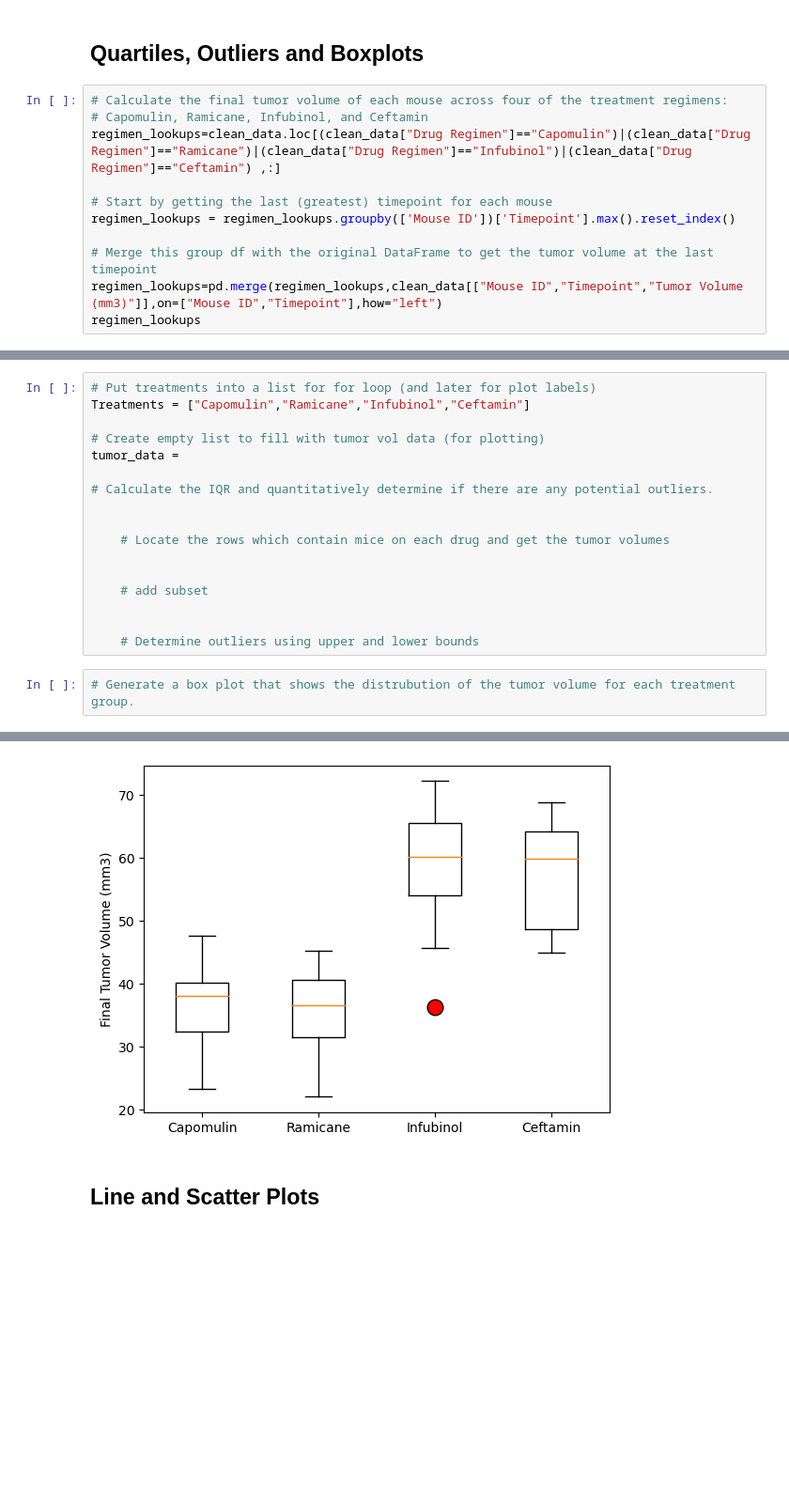
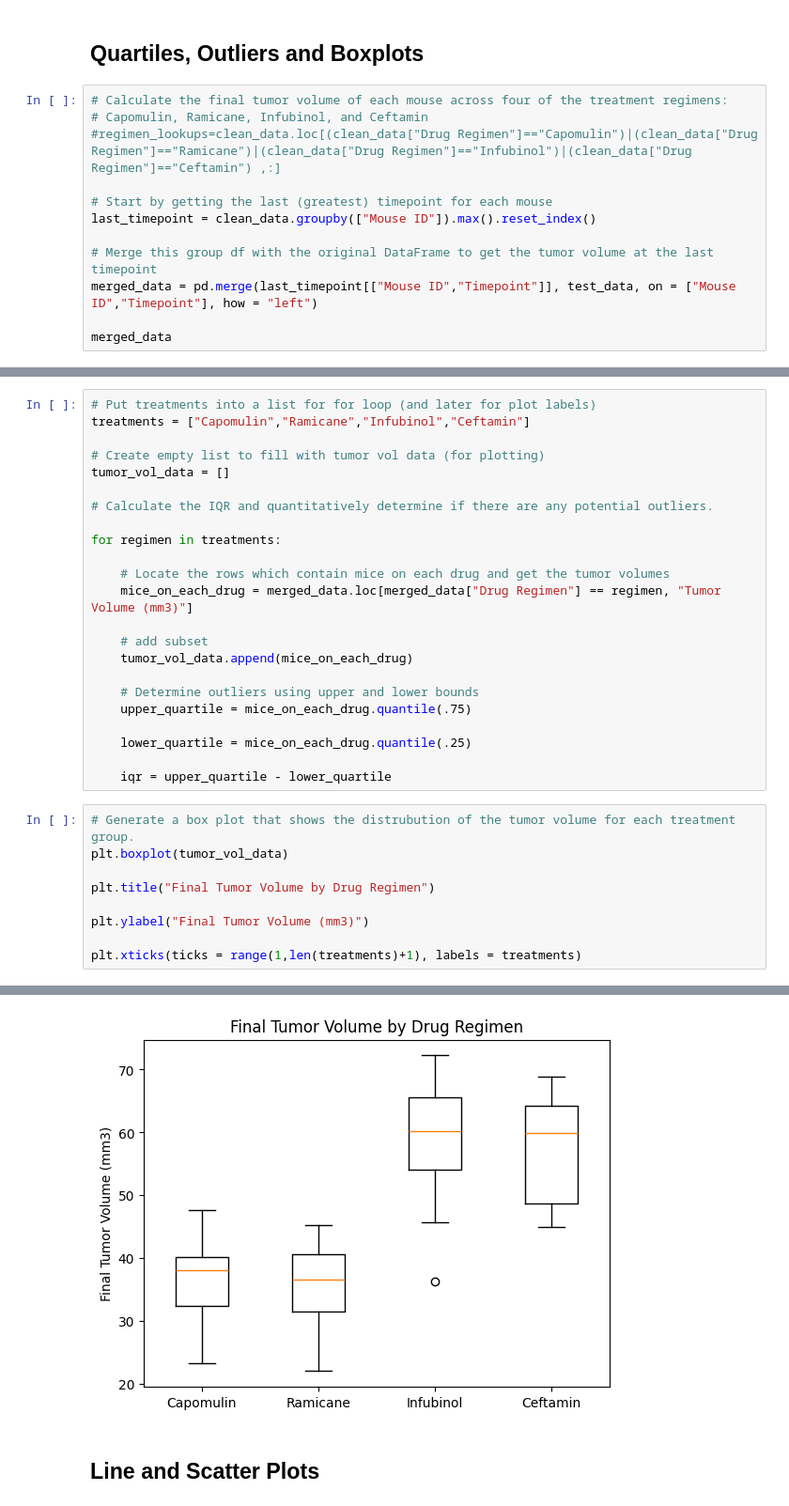
Before and after one commit to JamesDraper59/Pymaceuticals, a Jupyter notebook: Pymaceuticals/Starter_Code/Pymaceuticals/pymaceuticals_starter.ipynb, the cells around one changed output, grey strips where cells are left out. Shown: that part at 94% size. Cells and saved outputs as stored; diff of their text form; blank space fills up the shorter version.

```diff
--- a/Pymaceuticals/Starter_Code/Pymaceuticals/pymaceuticals_starter.ipynb
+++ b/Pymaceuticals/Starter_Code/Pymaceuticals/pymaceuticals_starter.ipynb
@@ -179,12 +202,13 @@ plt.pie(pie_counts,labels = pie_labels, colors = colors, autopct="%1.1f%%")
 # %%
 # Calculate the final tumor volume of each mouse across four of the treatment regimens:
 # Capomulin, Ramicane, Infubinol, and Ceftamin
-regimen_lookups=clean_data.loc[(clean_data["Drug Regimen"]=="Capomulin")|(clean_data["Drug Regimen"]=="Ramicane")|(clean_data["Drug Regimen"]=="Infubinol")|(clean_data["Drug Regimen"]=="Ceftamin") ,:]
+#regimen_lookups=clean_data.loc[(clean_data["Drug Regimen"]=="Capomulin")|(clean_data["Drug Regimen"]=="Ramicane")|(clean_data["Drug Regimen"]=="Infubinol")|(clean_data["Drug Regimen"]=="Ceftamin") ,:]
 
 # Start by getting the last (greatest) timepoint for each mouse
-regimen_lookups = regimen_lookups.groupby(['Mouse ID'])['Timepoint'].max().reset_index()
+last_timepoint = clean_data.groupby(["Mouse ID"]).max().reset_index()
 
 # Merge this group df with the original DataFrame to get the tumor volume at the last timepoint
-regimen_lookups=pd.merge(regimen_lookups,clean_data[["Mouse ID","Timepoint","Tumor Volume (mm3)"]],on=["Mouse ID","Timepoint"],how="left")
-regimen_lookups
+merged_data = pd.merge(last_timepoint[["Mouse ID","Timepoint"]], test_data, on = ["Mouse ID","Timepoint"], how = "left")
+
+merged_data
 # %% [output]
@@ -204,20 +228,33 @@ regimen_lookups
 # %%
 # Put treatments into a list for for loop (and later for plot labels)
-Treatments = ["Capomulin","Ramicane","Infubinol","Ceftamin"]
+treatments = ["Capomulin","Ramicane","Infubinol","Ceftamin"]
 
 # Create empty list to fill with tumor vol data (for plotting)
-tumor_data =
+tumor_vol_data = []
 
 # Calculate the IQR and quantitatively determine if there are any potential outliers.
 
+for regimen in treatments:
 
     # Locate the rows which contain mice on each drug and get the tumor volumes
-
+    mice_on_each_drug = merged_data.loc[merged_data["Drug Regimen"] == regimen, "Tumor Volume (mm3)"]
 
     # add subset
-
+    tumor_vol_data.append(mice_on_each_drug)
 
     # Determine outliers using upper and lower bounds
+    upper_quartile = mice_on_each_drug.quantile(.75)
+
+    lower_quartile = mice_on_each_drug.quantile(.25)
+
+    iqr = upper_quartile - lower_quartile
 # %%
 # Generate a box plot that shows the distrubution of the tumor volume for each treatment group.
+plt.boxplot(tumor_vol_data)
+
+plt.title("Final Tumor Volume by Drug Regimen")
+
+plt.ylabel("Final Tumor Volume (mm3)")
+
+plt.xticks(ticks = range(1,len(treatments)+1), labels = treatments)
 # %% [output]
@@ -224,3 +269,3 @@ tumor_data =
-[figure, old version]
+[figure, new version]
 # %% [markdown]
 ## Line and Scatter Plots
```
Also changed, not shown: parts of 15 cells of this notebook.
